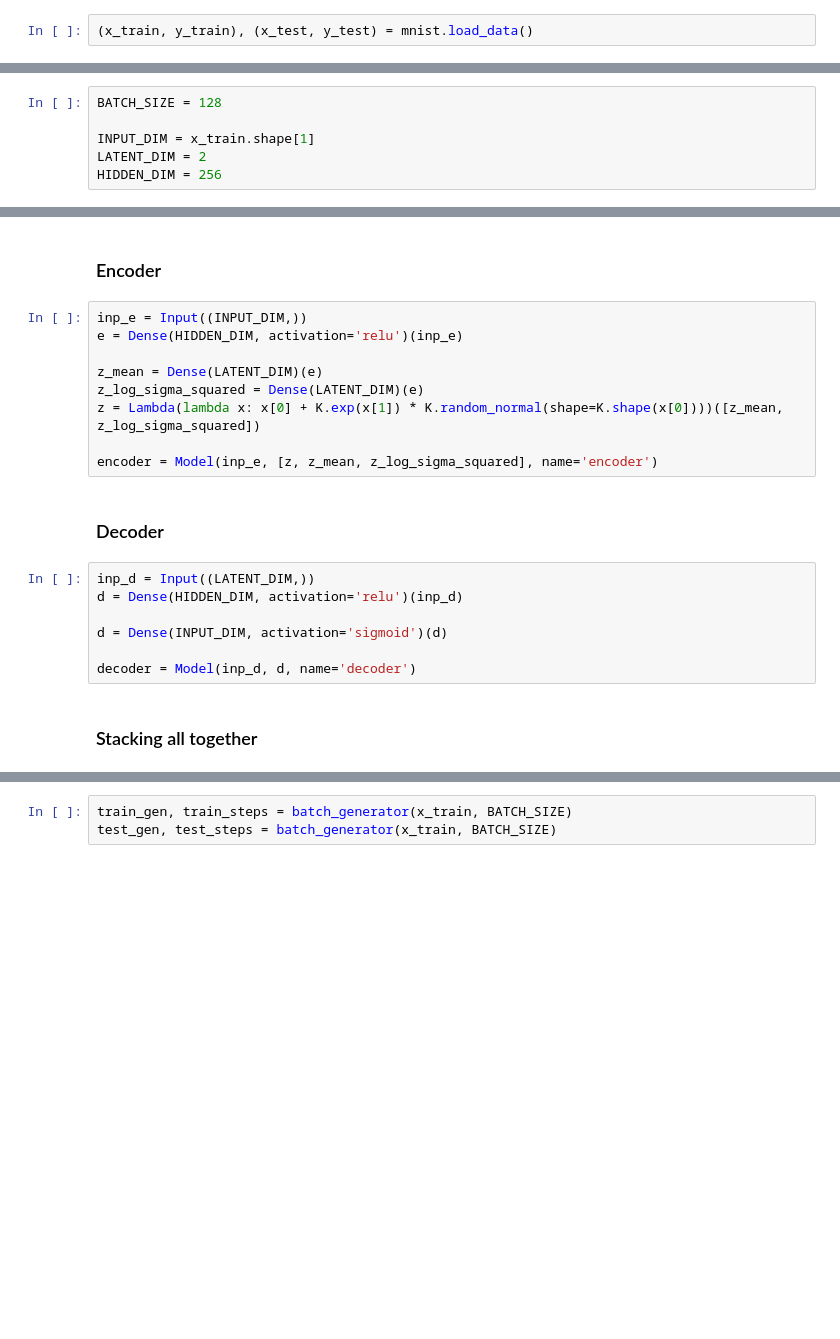
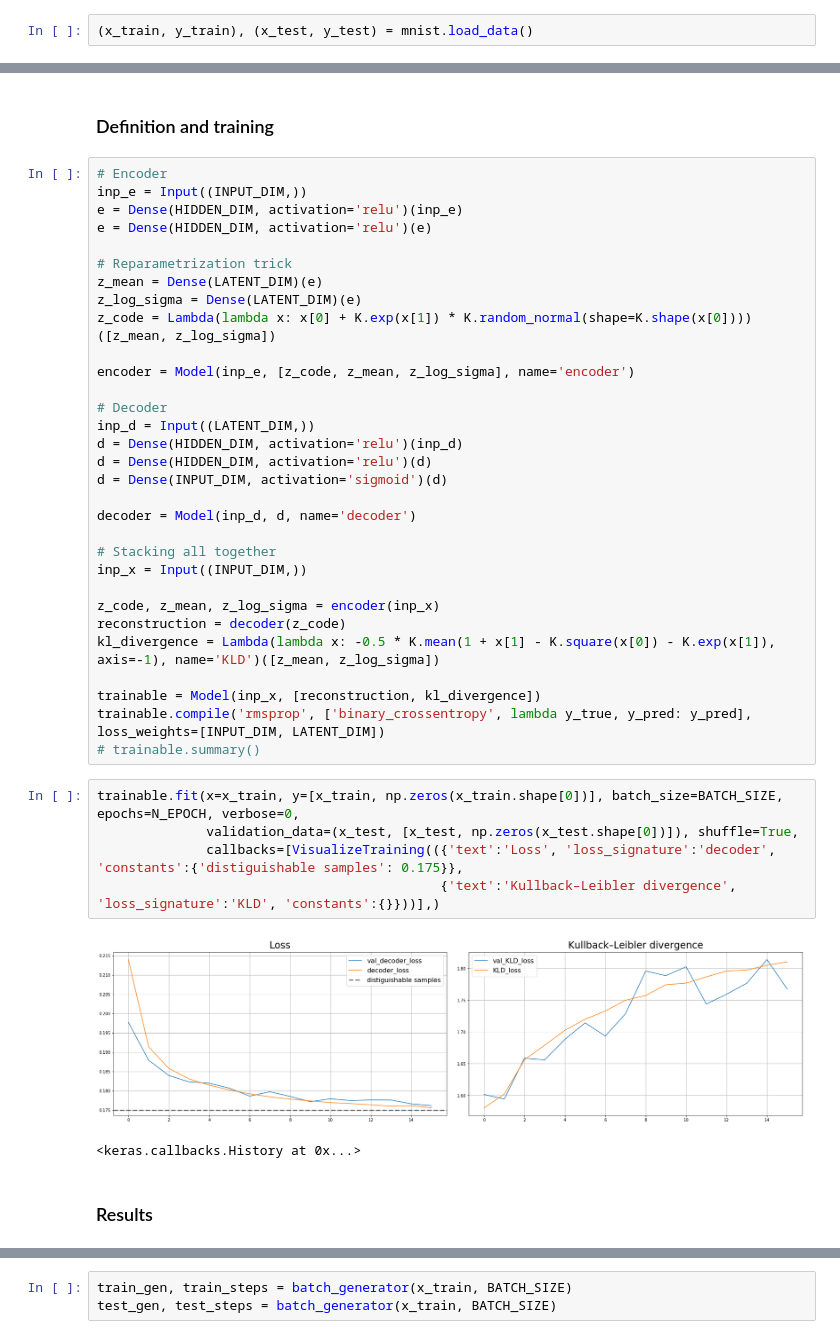
Before and after one commit to vBLFTePebWNi6c/example_adversarial-AE-VAE, a Jupyter notebook: regular-vae.ipynb, the cells around one changed output, grey strips where cells are left out. Saved outputs shown, nothing was run; the diff lists cells and outputs as text; blank space fills up the shorter version.

```diff
--- a/regular-vae.ipynb
+++ b/regular-vae.ipynb
@@ -26,6 +45,0 @@ x_test = x_test / 255.
-# %%
-BATCH_SIZE = 128
-
-INPUT_DIM = x_train.shape[1]
-LATENT_DIM = 2
-HIDDEN_DIM = 256
@@ -32,22 +48,43 @@ HIDDEN_DIM = 256
+# %% [markdown]
+### Definition and training
+# %%
+# Encoder
+inp_e = Input((INPUT_DIM,))
+e = Dense(HIDDEN_DIM, activation='relu')(inp_e)
+e = Dense(HIDDEN_DIM, activation='relu')(e)
+
+# Reparametrization trick
+z_mean = Dense(LATENT_DIM)(e)
+z_log_sigma = Dense(LATENT_DIM)(e)
+z_code = Lambda(lambda x: x[0] + K.exp(x[1]) * K.random_normal(shape=K.shape(x[0])))([z_mean, z_log_sigma])
+
+encoder = Model(inp_e, [z_code, z_mean, z_log_sigma], name='encoder')
+
+# Decoder
+inp_d = Input((LATENT_DIM,))
+d = Dense(HIDDEN_DIM, activation='relu')(inp_d)
+d = Dense(HIDDEN_DIM, activation='relu')(d)
+d = Dense(INPUT_DIM, activation='sigmoid')(d)
+
+decoder = Model(inp_d, d, name='decoder')
+
+# Stacking all together
+inp_x = Input((INPUT_DIM,))
+
+z_code, z_mean, z_log_sigma = encoder(inp_x)
+reconstruction = decoder(z_code)
+kl_divergence = Lambda(lambda x: -0.5 * K.mean(1 + x[1] - K.square(x[0]) - K.exp(x[1]), axis=-1), name='KLD')([z_mean, z_log_sigma])
+
+trainable = Model(inp_x, [reconstruction, kl_divergence])
+trainable.compile('rmsprop', ['binary_crossentropy', lambda y_true, y_pred: y_pred], loss_weights=[INPUT_DIM, LATENT_DIM])
+# trainable.summary()
+# %%
+trainable.fit(x=x_train, y=[x_train, np.zeros(x_train.shape[0])], batch_size=BATCH_SIZE, epochs=N_EPOCH, verbose=0,
+              validation_data=(x_test, [x_test, np.zeros(x_test.shape[0])]), shuffle=True,
+              callbacks=[VisualizeTraining(({'text':'Loss', 'loss_signature':'decoder', 'constants':{'distiguishable samples': 0.175}},
+                                            {'text':'Kullback–Leibler divergence', 'loss_signature':'KLD', 'constants':{}}))],)
+# %% [output]
+[figure, added]
+<keras.callbacks.History at 0x...>
 # %% [markdown]
-### Encoder
+### Results
-# %%
-inp_e = Input((INPUT_DIM,))
-e = Dense(HIDDEN_DIM, activation='relu')(inp_e)
-
-z_mean = Dense(LATENT_DIM)(e)
-z_log_sigma_squared = Dense(LATENT_DIM)(e)
-z = Lambda(lambda x: x[0] + K.exp(x[1]) * K.random_normal(shape=K.shape(x[0])))([z_mean, z_log_sigma_squared])
-
-encoder = Model(inp_e, [z, z_mean, z_log_sigma_squared], name='encoder')
-# %% [markdown]
-### Decoder
-# %%
-inp_d = Input((LATENT_DIM,))
-d = Dense(HIDDEN_DIM, activation='relu')(inp_d)
-
-d = Dense(INPUT_DIM, activation='sigmoid')(d)
-
-decoder = Model(inp_d, d, name='decoder')
-# %% [markdown]
-### Stacking all together
```
Also changed, not shown: parts of 54 cells of this notebook, 3 other files.
